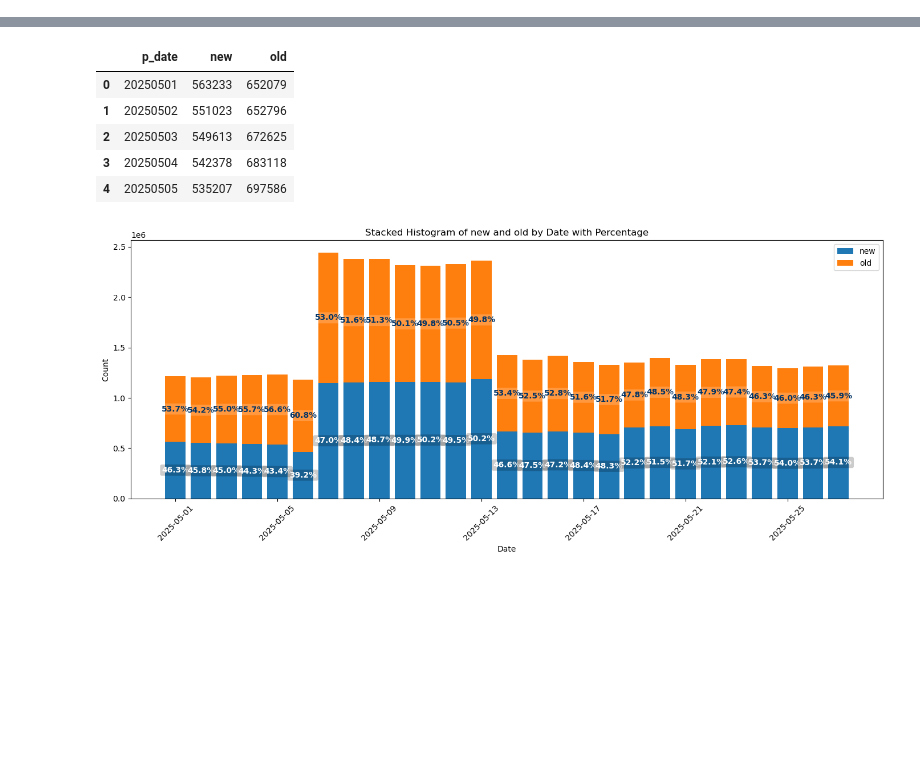
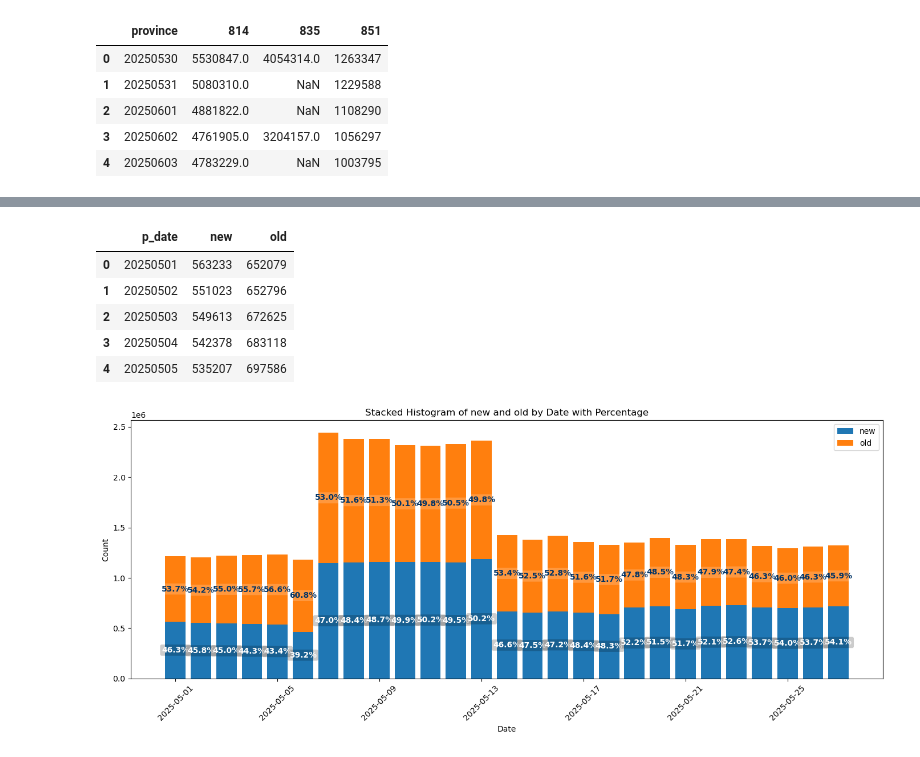
Before and after one commit to billyzxf/testcodes, a Jupyter notebook: plotly/plot.ipynb, the cells around one changed output, grey strips where cells are left out. Drawn from its saved outputs; the diff is of its cells as text; code cells hidden in the pictures; blank space fills up the shorter version.

```diff
--- a/plotly/plot.ipynb
+++ b/plotly/plot.ipynb
@@ -4,0 +5,9 @@ df = pd.read_csv("new_group.csv")
+# %%
+df.head()
+# %% [output]
+|  | province | 814 | 835 | 851 |
+| 0 | 20250530 | 5530847.0 | 4054314.0 | 1263347 |
+| 1 | 20250531 | 5080310.0 | NaN | 1229588 |
+| 2 | 20250601 | 4881822.0 | NaN | 1108290 |
+| 3 | 20250602 | 4761905.0 | 3204157.0 | 1056297 |
+| 4 | 20250603 | 4783229.0 | NaN | 1003795 |
```
Also changed, not shown: parts of 2 cells of this notebook, 44 other files.
